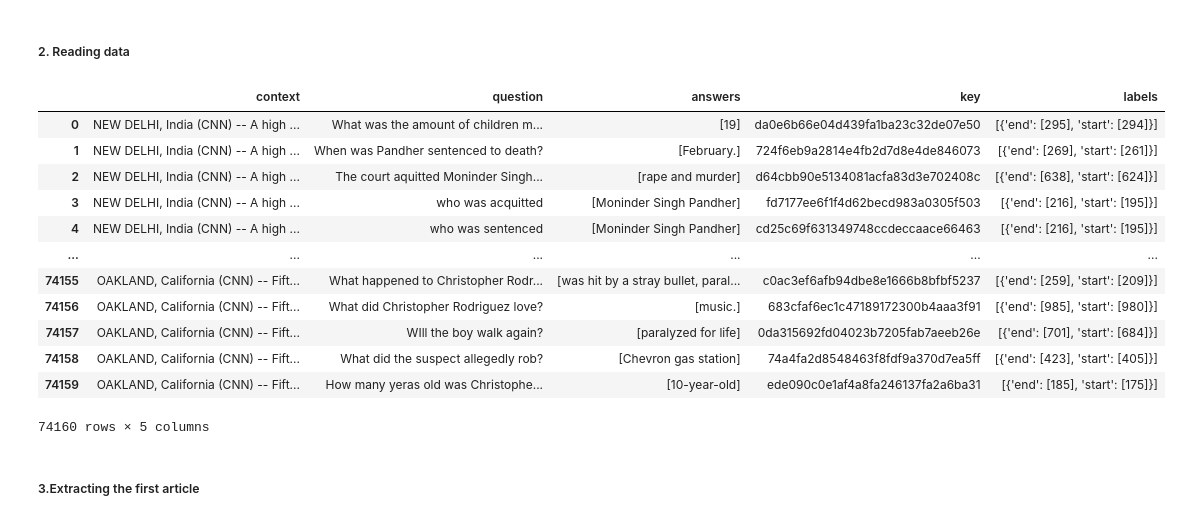
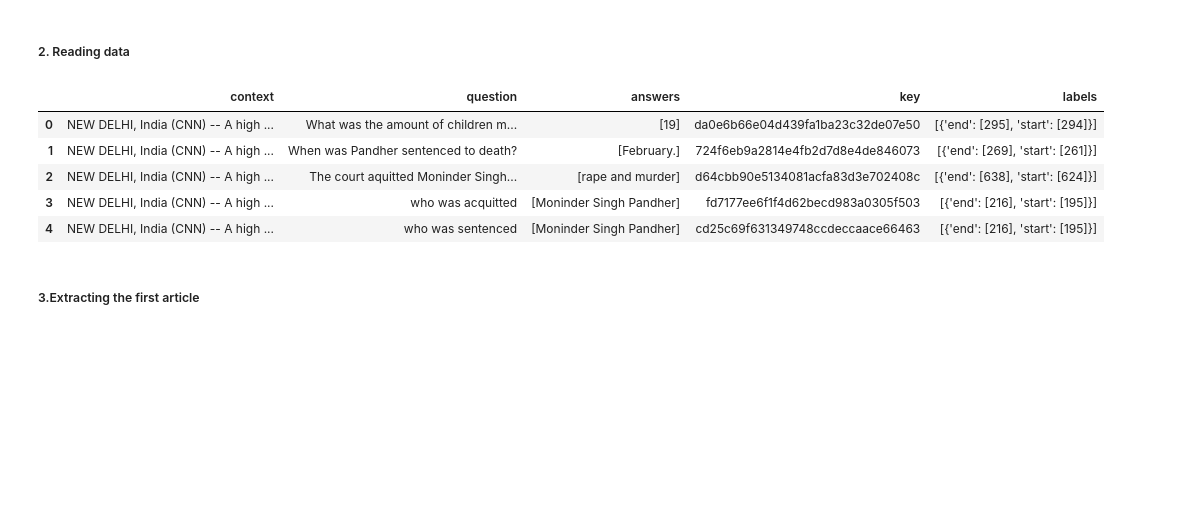
Before and after one commit to naseehasalam/IntelSIGRecTasks, a Jupyter notebook: Polyphasic/1)Embeddings/Embeddings_cosine/cosine_sim.ipynb, the cells around one changed output. Drawn from its saved outputs; the diff is of its cells as text; code cells hidden in the pictures; blank space fills up the shorter version.

```diff
--- a/Polyphasic/1)Embeddings/Embeddings_cosine/cosine_sim.ipynb
+++ b/Polyphasic/1)Embeddings/Embeddings_cosine/cosine_sim.ipynb
@@ -28,21 +28,14 @@ from nltk.tokenize import word_tokenize
 ##### 2. Reading data
 # %%
 df=pd.read_parquet("/home/naseeha/repos/IntelSIGRecTasks/Polyphasic/1)Embeddings/Embeddings_cosine/train-00000-of-00001-ec54fbe500fc3b5c.parquet")
-df
+df.head()
 # %% [output]
 |  | context | question | answers | key | labels |
 | 0 | NEW DELHI, India (CNN) -- A high ... | What was the amount of children m... | [19] | da0e6b66e04d439fa1ba23c32de07e50 | [{'end': [295], 'start': [294]}] |
 | 1 | NEW DELHI, India (CNN) -- A high ... | When was Pandher sentenced to death? | [February.] | 724f6eb9a2814e4fb2d7d8e4de846073 | [{'end': [269], 'start': [261]}] |
 | 2 | NEW DELHI, India (CNN) -- A high ... | The court aquitted Moninder Singh... | [rape and murder] | d64cbb90e5134081acfa83d3e702408c | [{'end': [638], 'start': [624]}] |
 | 3 | NEW DELHI, India (CNN) -- A high ... | who was acquitted | [Moninder Singh Pandher] | fd7177ee6f1f4d62becd983a0305f503 | [{'end': [216], 'start': [195]}] |
 | 4 | NEW DELHI, India (CNN) -- A high ... | who was sentenced | [Moninder Singh Pandher] | cd25c69f631349748ccdeccaace66463 | [{'end': [216], 'start': [195]}] |
-| ... | ... | ... | ... | ... | ... |
-| 74155 | OAKLAND, California (CNN) -- Fift... | What happened to Christopher Rodr... | [was hit by a stray bullet, paral... | c0ac3ef6afb94dbe8e1666b8bfbf5237 | [{'end': [259], 'start': [209]}] |
-| 74156 | OAKLAND, California (CNN) -- Fift... | What did Christopher Rodriguez love? | [music.] | 683cfaf6ec1c47189172300b4aaa3f91 | [{'end': [985], 'start': [980]}] |
-| 74157 | OAKLAND, California (CNN) -- Fift... | WIll the boy walk again? | [paralyzed for life] | 0da315692fd04023b7205fab7aeeb26e | [{'end': [701], 'start': [684]}] |
-| 74158 | OAKLAND, California (CNN) -- Fift... | What did the suspect allegedly rob? | [Chevron gas station] | 74a4fa2d8548463f8fdf9a370d7ea5ff | [{'end': [423], 'start': [405]}] |
-| 74159 | OAKLAND, California (CNN) -- Fift... | How many yeras old was Christophe... | [10-year-old] | ede090c0e1af4a8fa246137fa2a6ba31 | [{'end': [185], 'start': [175]}] |
-74160 rows × 5 columns
 # %% [markdown]
 ##### 3.Extracting the first article
 # %%
```
